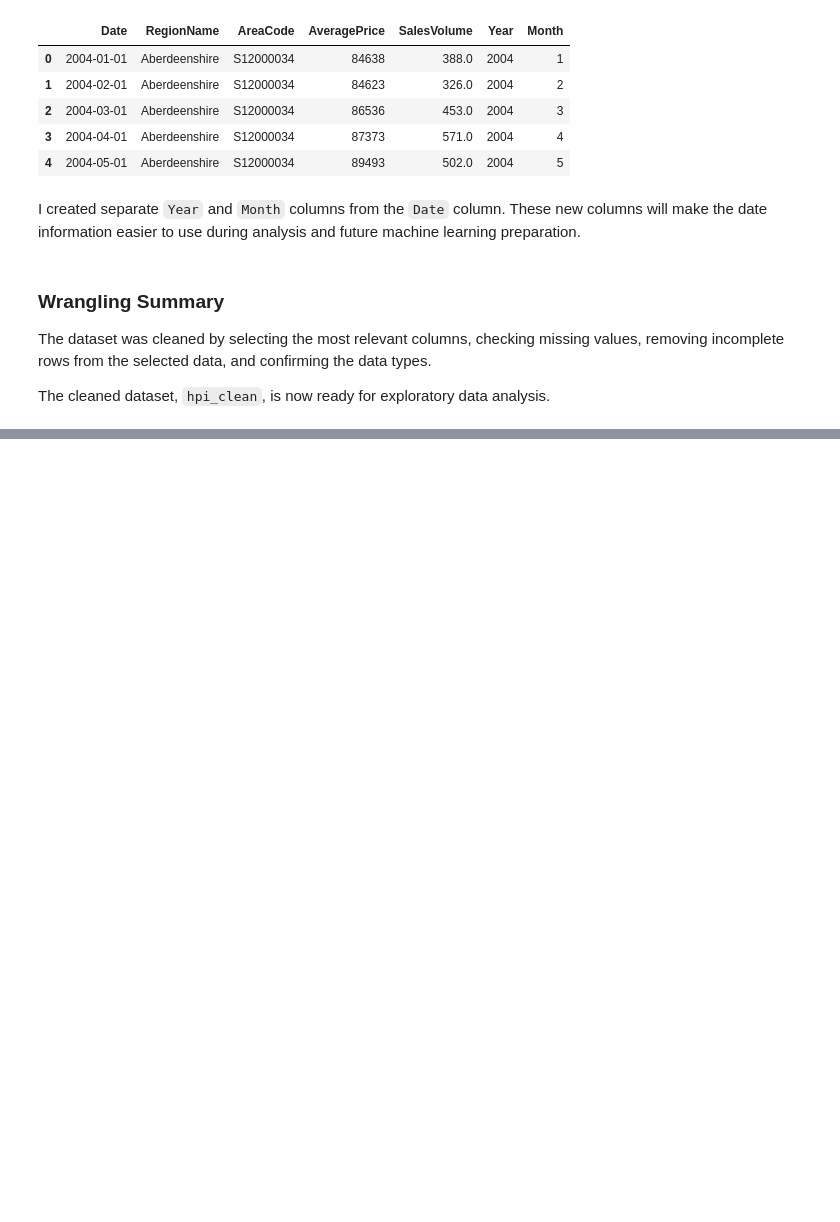
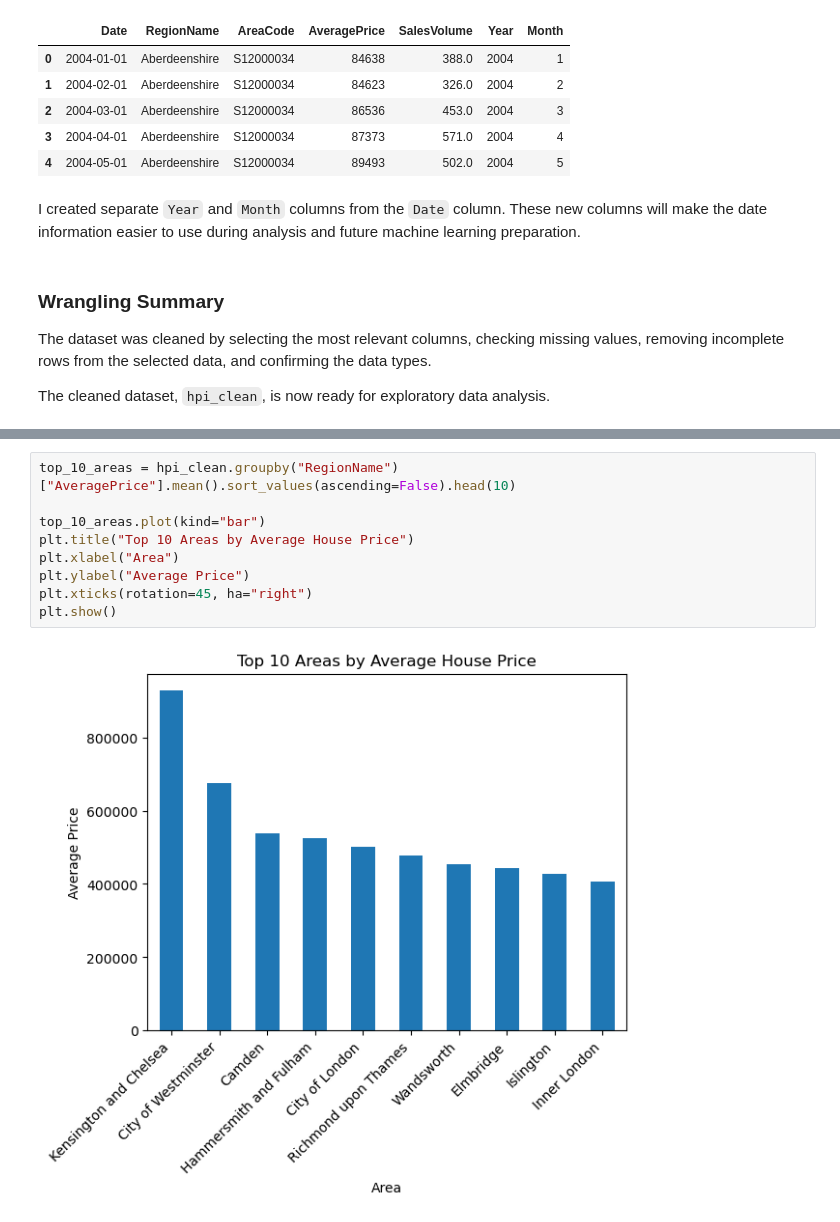
Before and after one commit to 8055-NVW/ml-ai-foundations-portfolio, a Jupyter notebook: ml_ai_foundations_project.ipynb, the cells around one changed output, grey strips where cells are left out. Drawn from its saved outputs; the diff is of its cells as text; blank space fills up the shorter version.

```diff
--- a/ml_ai_foundations_project.ipynb
+++ b/ml_ai_foundations_project.ipynb
@@ -227,0 +310,11 @@ The cleaned dataset, `hpi_clean`, is now ready for exploratory data analysis.
+# %%
+top_10_areas = hpi_clean.groupby("RegionName")["AveragePrice"].mean().sort_values(ascending=False).head(10)
+
+top_10_areas.plot(kind="bar")
+plt.title("Top 10 Areas by Average House Price")
+plt.xlabel("Area")
+plt.ylabel("Average Price")
+plt.xticks(rotation=45, ha="right")
+plt.show()
+# %% [output]
+[figure, added]
```
Also changed, not shown: parts of 15 cells of this notebook.
